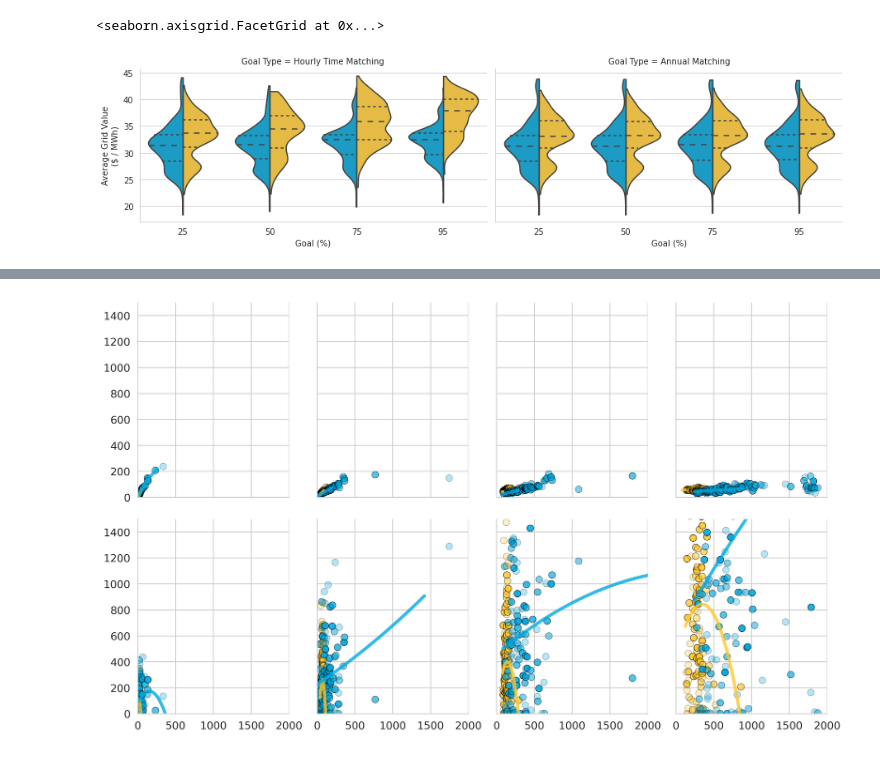
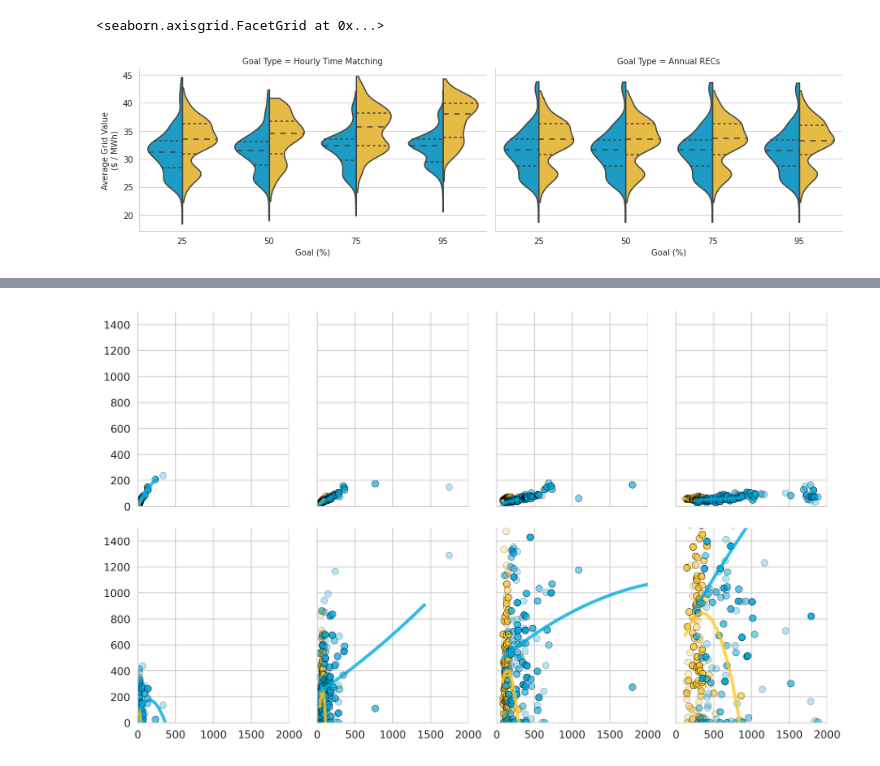
Before and after one commit to NREL/vapor, a Jupyter notebook: notebooks/viz_constraint.ipynb, the cells around one changed output, grey strips where cells are left out. Saved outputs shown, nothing was run; the diff lists cells and outputs as text; code cells hidden in the pictures.

Commit message:
changes to visualizer notebooks

```diff
--- a/notebooks/viz_constraint.ipynb
+++ b/notebooks/viz_constraint.ipynb
@@ -120,32 +121,35 @@ g.set_ylabels('Average $CO_2$\nOffset (lbs / MWh)')
 import seaborn as sns
 sns.set_style('whitegrid')
 
 data = df[['region','tech','goal_type','goal_pct', 'grid_value_per_mwh']]
 
 datas = []
 for goal_type in set(data['goal_type']):
     for goal_pct in set(data['goal_pct']):
         goal_mask = (data['goal_type'] == goal_type) & (data['goal_pct'] == goal_pct)
         q = data.loc[goal_mask, 'grid_value_per_mwh'].quantile(1)
         datas.append(data.loc[goal_mask & (data['grid_value_per_mwh'] <= q)])
 data = pd.concat(datas, axis='rows')
 
-rename_dict = {'hourly_energy':'Hourly Time Matching', 'annual_recs':'Annual Matching'}
+rename_dict = {'hourly_energy':'Hourly Time Matching', 'annual_recs':'Annual RECs'}
 data['goal_type'] = data['goal_type'].map(rename_dict)
 data.columns = ['region','Tech','Goal Type', 'goal_pct','grid_value_per_mwh']
 tech_dict = {'pv':'PV', 'wind':'Wind'}
 data['Tech'] = data['Tech'].map(tech_dict)
+
+data['Goal Type'] = pd.Categorical(data['Goal Type'], ['Hourly Time Matching', 'Annual RECs'])
+data.Tech = pd.Categorical(data.Tech, ['Wind','PV'])
 
 sns.set_palette(sns.color_palette([vapor.tech_dict['wind'], vapor.tech_dict['pv']]))
 
 g = sns.catplot(x='goal_pct', y='grid_value_per_mwh',
                 hue='Tech', col='Goal Type', inner='quart',
                data=data, kind='violin', split=True, legend=False,
                height=3.5, aspect=1.8, cut=0, scale='width')
 
 # g.set(ylim=(0,600))
 g.set_xlabels('Goal (%)')
 g.set_ylabels('Average Grid Value\n($ / MWh)')
 # %% [output]
 <seaborn.axisgrid.FacetGrid at 0x...>
-[figure, old version]
+[figure, new version]
```
Also changed, not shown: parts of 14 cells of this notebook, 2 other files.
